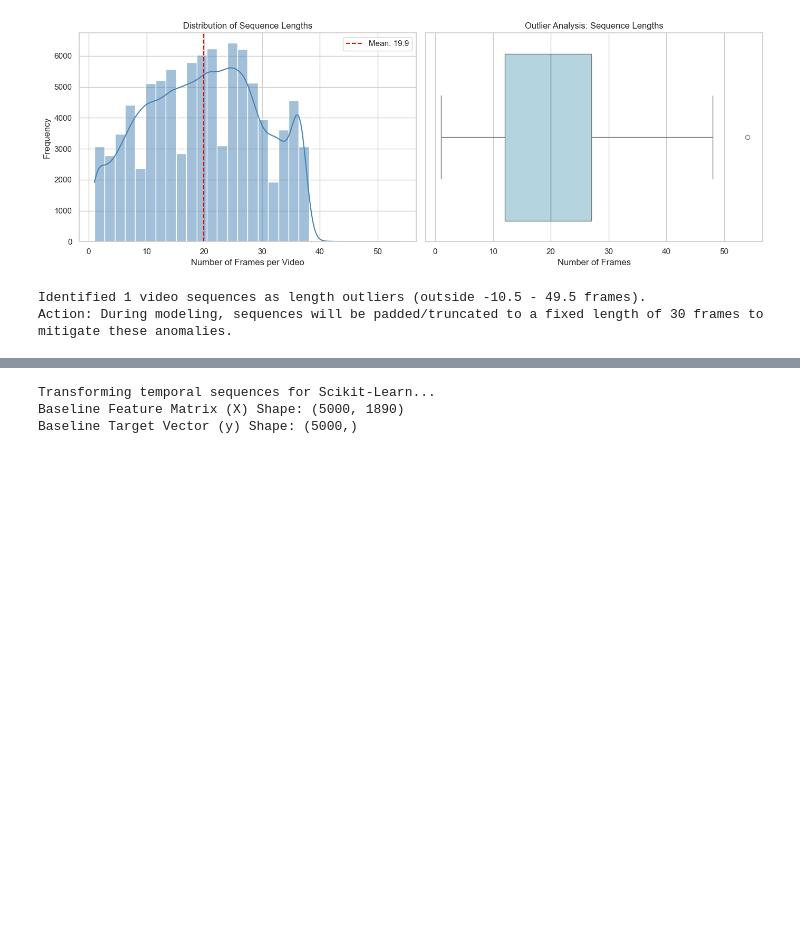
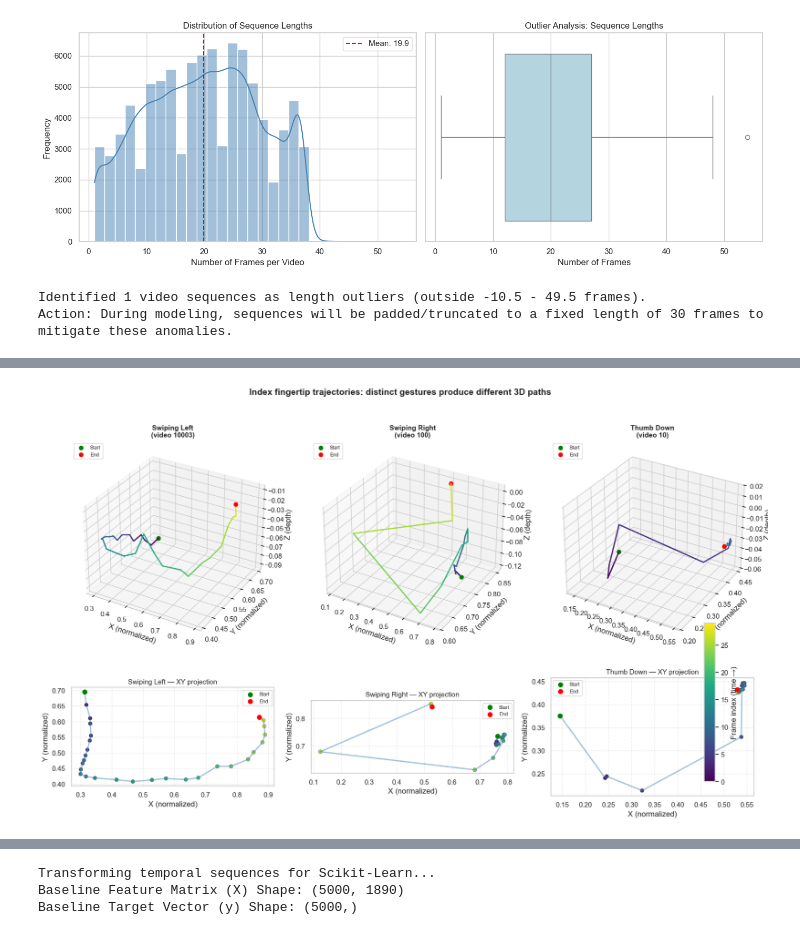
Before and after one commit to skavoori/gesture_recognition, a Jupyter notebook: 1_gesture_recognition_eda.ipynb, the cells around one changed output, grey strips where cells are left out. Drawn from its saved outputs; the diff is of its cells as text; code cells hidden in the pictures; blank space fills up the shorter version.

```diff
--- a/1_gesture_recognition_eda.ipynb
+++ b/1_gesture_recognition_eda.ipynb
@@ -204,0 +209,100 @@ Action: During modeling, sequences will be padded/truncated to a fixed length of
+# %%
+import numpy as np
+import matplotlib.pyplot as plt
+from mpl_toolkits.mplot3d import Axes3D  # noqa: F401 — registers 3D projection
+
+# Contrasting gestures: opposing motion vs. a mostly static pose
+GESTURES_TO_COMPARE = ["Swiping Left", "Swiping Right", "Thumb Down"]
+LANDMARK_IDX = 8  # MediaPipe index fingertip
+MAX_FRAMES = 30
+
+
+def sample_video_for_gesture(df, gesture, min_frames=10):
+    """Return the first video_id for a gesture with enough frames to plot."""
+    for video_id in df.loc[df["gesture"] == gesture, "video_id"].unique():
+        if (df["video_id"] == video_id).sum() >= min_frames:
+            return video_id
+    return None
+
+
+def get_landmark_trajectory(df, video_id, landmark_idx, max_frames=30):
+    """Extract (x, y, z) for one landmark across frames, truncated to max_frames."""
+    cols = [f"x_{landmark_idx}", f"y_{landmark_idx}", f"z_{landmark_idx}"]
+    traj = (
+        df.loc[df["video_id"] == video_id, cols + ["frame"]]
+        .sort_values("frame")
+        .head(max_frames)
+    )
+    return traj[cols].to_numpy()
+
+
+fig = plt.figure(figsize=(16, 10))
+
+for i, gesture in enumerate(GESTURES_TO_COMPARE):
+    video_id = sample_video_for_gesture(df_coords, gesture)
+    if video_id is None:
+        print(f"Skipping '{gesture}': no video with enough frames in the loaded sample.")
+        continue
+
+    xyz = get_landmark_trajectory(df_coords, video_id, LANDMARK_IDX, MAX_FRAMES)
+    n_frames = len(xyz)
+    time_colors = np.linspace(0, 1, n_frames)
+
+    # 3D trajectory
+    ax3d = fig.add_subplot(2, 3, i + 1, projection="3d")
+    for j in range(n_frames - 1):
+        ax3d.plot(
+            xyz[j : j + 2, 0],
+            xyz[j : j + 2, 1],
+            xyz[j : j + 2, 2],
+            color=plt.cm.viridis(time_colors[j]),
+            linewidth=2,
+        )
+    ax3d.scatter(xyz[0, 0], xyz[0, 1], xyz[0, 2], c="green", s=40, label="Start")
+    ax3d.scatter(xyz[-1, 0], xyz[-1, 1], xyz[-1, 2], c="red", s=40, label="End")
+    ax3d.set_title(f"{gesture}\n(video {video_id})", fontsize=11, fontweight="bold")
+    ax3d.set_xlabel("X (normalized)")
+    ax3d.set_ylabel("Y (normalized)")
+    ax3d.set_zlabel("Z (depth)")
+    ax3d.legend(loc="upper left", fontsize=8)
+
+    # 2D top-down projection (same trajectory, easier to read on screen)
+    ax2d = fig.add_subplot(2, 3, i + 4)
+    ax2d.plot(xyz[:, 0], xyz[:, 1], color="steelblue", linewidth=2, alpha=0.5)
+    sc = ax2d.scatter(
+        xyz[:, 0],
+        xyz[:, 1],
+        c=time_colors,
+        cmap="viridis",
+        s=35,
+        edgecolors="k",
+        linewidths=0.3,
+    )
+    ax2d.scatter(xyz[0, 0], xyz[0, 1], c="green", s=50, zorder=5, label="Start")
+    ax2d.scatter(xyz[-1, 0], xyz[-1, 1], c="red", s=50, zorder=5, label="End")
+    ax2d.set_title(f"{gesture} — XY projection", fontsize=11)
+    ax2d.set_xlabel("X (normalized)")
+    ax2d.set_ylabel("Y (normalized)")
+    ax2d.set_aspect("equal", adjustable="box")
+    ax2d.legend(loc="best", fontsize=8)
+    ax2d.grid(True, linestyle="--", alpha=0.4)
+
+cbar_ax = fig.add_axes([0.92, 0.15, 0.015, 0.35])
+sm = plt.cm.ScalarMappable(cmap="viridis", norm=plt.Normalize(0, MAX_FRAMES - 1))
+sm.set_array([])
+fig.colorbar(sm, cax=cbar_ax, label="Frame index (time →)")
+fig.suptitle(
+    "Index fingertip trajectories: distinct gestures produce different 3D paths",
+    fontsize=14,
+    fontweight="bold",
+    y=1.02,
+)
+plt.tight_layout()
+plt.show()
+
+print(
+    "Interpretation: opposing swipes trace different horizontal arcs; "
+    "'Thumb Down' stays in a tighter region—supporting sequence-aware modeling."
+)
+# %% [output]
+[figure, added]
```
Also changed, not shown: parts of 13 cells of this notebook, 3 other files.
